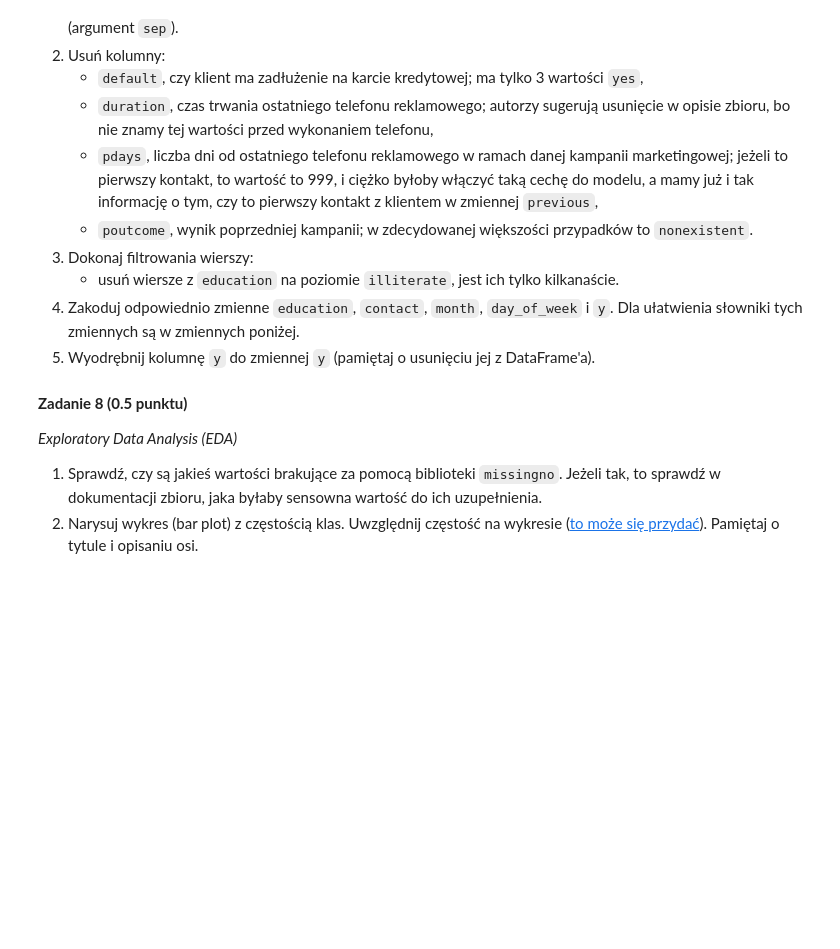
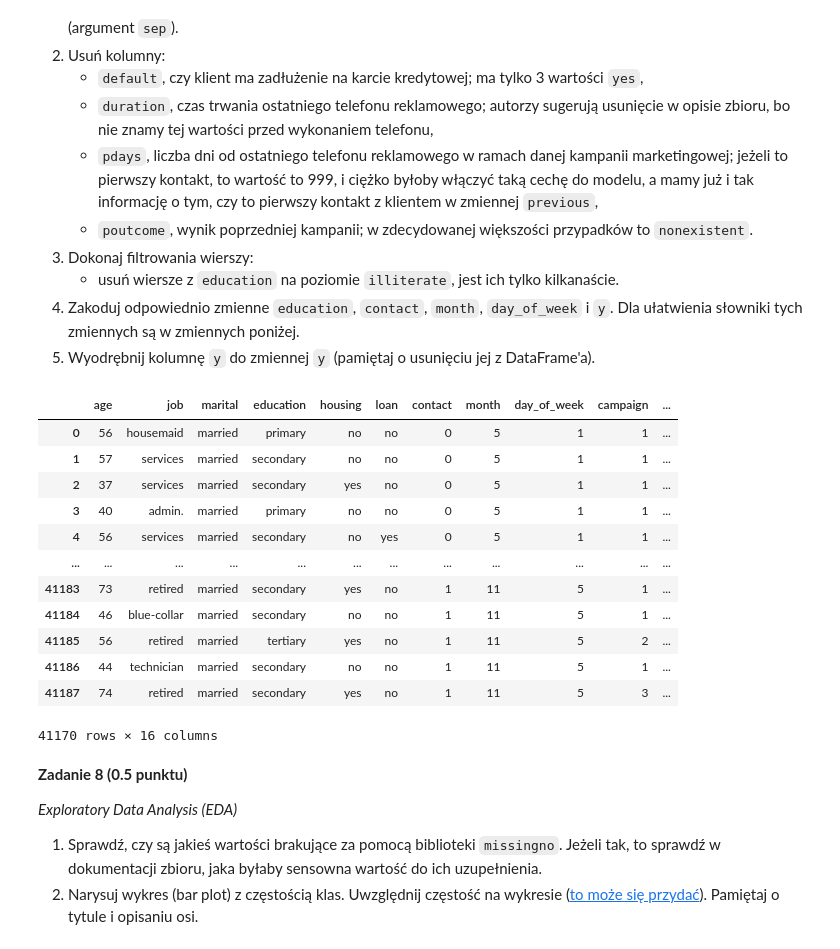
Before and after one commit to Szaroslav/fundamentals-of-ai, a Jupyter notebook: lab1/lab_1.ipynb, the cells around one changed output. Saved outputs shown, nothing was run; the diff lists cells and outputs as text; code cells hidden in the pictures; blank space fills up the shorter version.

```diff
--- a/lab1/lab_1.ipynb
+++ b/lab1/lab_1.ipynb
@@ -1062,3 +1065,35 @@ y_mapping = {
+# %%
+# Read CSV file.
+df = pd.read_csv("bank_marketing_data.csv", sep=";")
+# Drop some columns.
+df = df.drop([ "default", "duration", "pdays", "poutcome" ], axis="columns")
+# Remove all rows with education column equal to "illiterate".
+df = df.loc[df["education"] != "illiterate", :]
+# Replace some column values.
+df = df.replace({
+  "education":   education_mapping,
+  "contact":     contact_mapping,
+  "month":       month_mapping,
+  "day_of_week": day_of_week_mapping,
+  "y":           y_mapping
+})
+# Extract y column and remove it from dataframe.
+y = df["y"]
+df.drop("y", axis="columns")
+# %% [output]
+|  | age | job | marital | education | housing | loan | contact | month | day_of_week | campaign | ... |
+| 0 | 56 | housemaid | married | primary | no | no | 0 | 5 | 1 | 1 | ... |
+| 1 | 57 | services | married | secondary | no | no | 0 | 5 | 1 | 1 | ... |
+| 2 | 37 | services | married | secondary | yes | no | 0 | 5 | 1 | 1 | ... |
+| 3 | 40 | admin. | married | primary | no | no | 0 | 5 | 1 | 1 | ... |
+| 4 | 56 | services | married | secondary | no | yes | 0 | 5 | 1 | 1 | ... |
+| ... | ... | ... | ... | ... | ... | ... | ... | ... | ... | ... | ... |
+| 41183 | 73 | retired | married | secondary | yes | no | 1 | 11 | 5 | 1 | ... |
+| 41184 | 46 | blue-collar | married | secondary | no | no | 1 | 11 | 5 | 1 | ... |
+| 41185 | 56 | retired | married | tertiary | yes | no | 1 | 11 | 5 | 2 | ... |
+| 41186 | 44 | technician | married | secondary | no | no | 1 | 11 | 5 | 1 | ... |
+| 41187 | 74 | retired | married | secondary | yes | no | 1 | 11 | 5 | 3 | ... |
+41170 rows × 16 columns
 # %% [markdown]
 **Zadanie 8 (0.5 punktu)**
 
```
Also changed, not shown: parts of 8 cells of this notebook.
